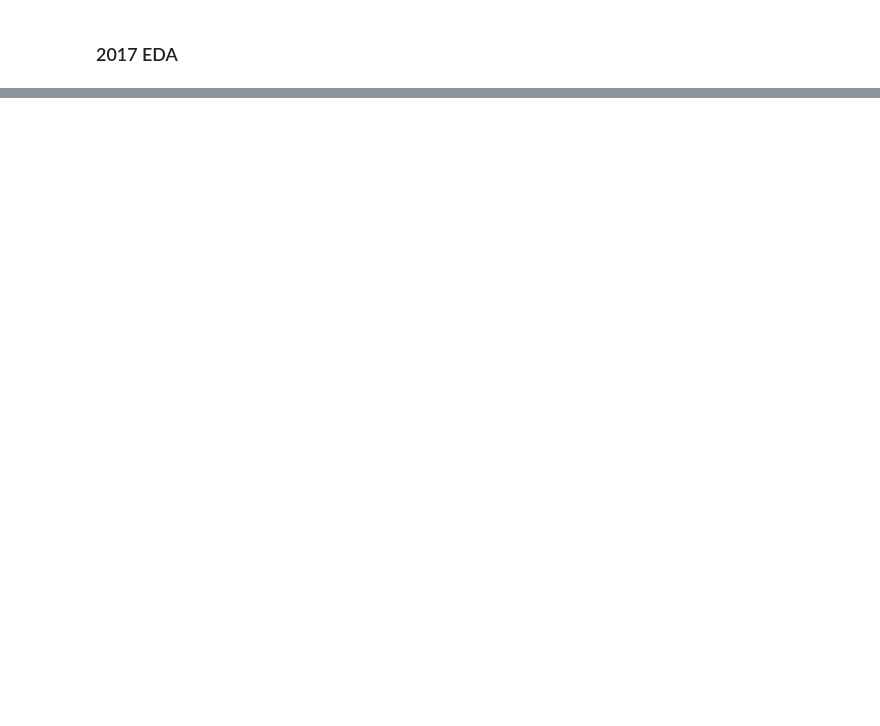
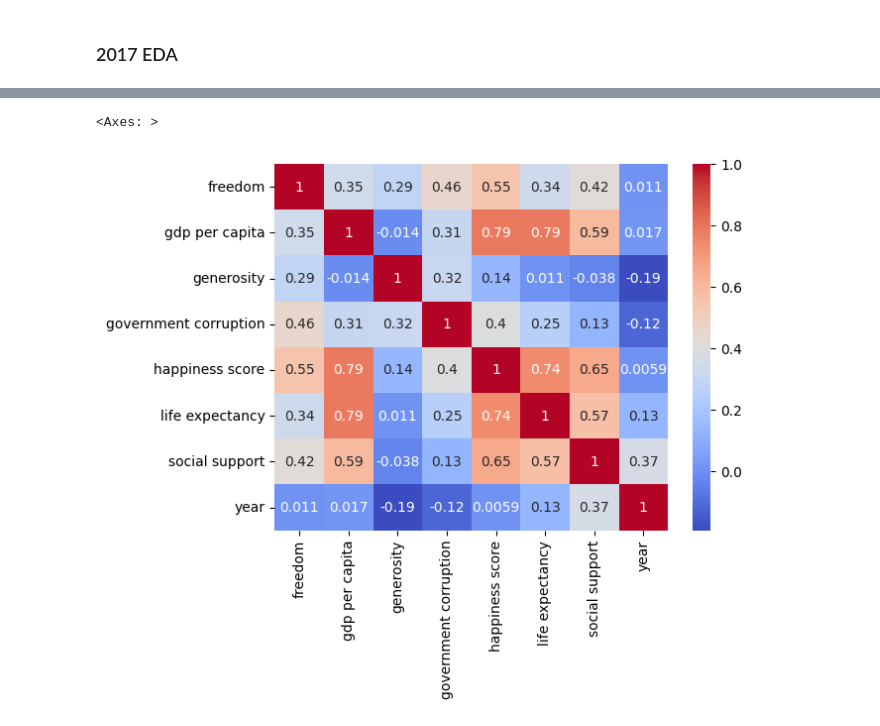
Before and after one commit to DaviMartinez0423/Workshop-3, a Jupyter notebook: notebooks/EDAs.ipynb, the cells around one changed output, grey strips where cells are left out. Saved outputs shown, nothing was run; the diff lists cells and outputs as text; code cells hidden in the pictures; blank space fills up the shorter version.

Commit message:
EDA and Training Model Done

```diff
--- a/notebooks/EDAs.ipynb
+++ b/notebooks/EDAs.ipynb
@@ -114,3 +297,0 @@ memory usage: 14.7+ KB
-# %%
-df_2018 = pd.read_csv('../dataset/2018.csv')
-df_2018.head()
@@ -145,3 +297,0 @@ memory usage: 11.1+ KB
-# %%
-df_2019 = pd.read_csv('../dataset/2019.csv')
-df_2019.head()
@@ -154,0 +298,17 @@ df_2019.head()
+# %%
+def normalization2018_2019(df, year):
+    df = df.rename(columns={'Country or region':'Country',
+                                    'Score':'Happiness Score',
+                                    'Healthy life expectancy':'Life Expectancy',
+                                    'Freedom to make life choices':'Freedom',
+                                    'Perceptions of corruption':'Government Corruption',
+                                    'GDP per capita':'GDP per Capita'})
+
+    df.columns = df.columns.str.lower()
+    df = df.drop('overall rank', axis=1)
+    df['year'] = year
+    return df
+
+df_2018 = normalization2018_2019(df_2018, 2018)
+df_2019 = normalization2018_2019(df_2019, 2019)
+df_2018.info()
@@ -173,0 +353,4 @@ memory usage: 11.1+ KB
+# %%
+training_df = pd.concat([df_2015, df_2016, df_2017, df_2018, df_2019], ignore_index=True, join='inner')
+training_df = training_df.dropna()
+training_df.info()
@@ -173,0 +374,7 @@ memory usage: 11.1+ KB
+# %%
+to_ignore = training_df.columns.difference(['country'])
+correlation_matrix = training_df[to_ignore].corr()
+sns.heatmap(correlation_matrix, annot=True, cmap="coolwarm")
+# %% [output]
+<Axes: >
+[figure, added]
```
Also changed, not shown: parts of 39 cells of this notebook, 10 other files.
